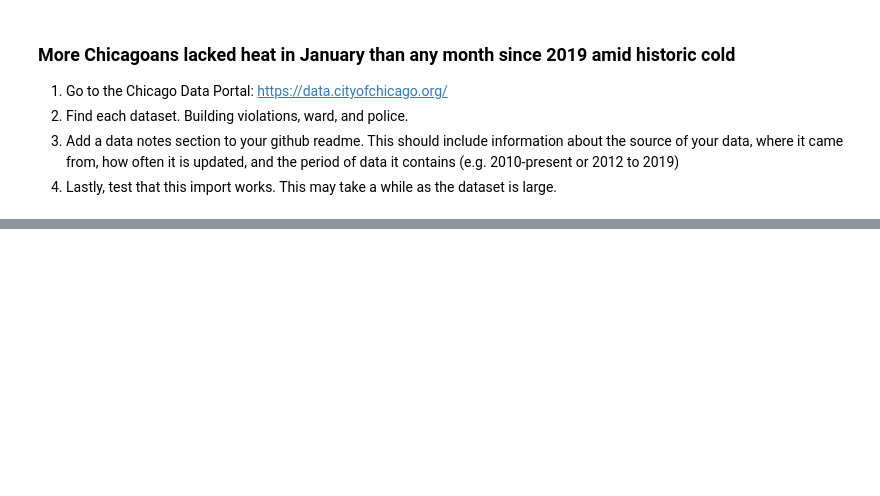
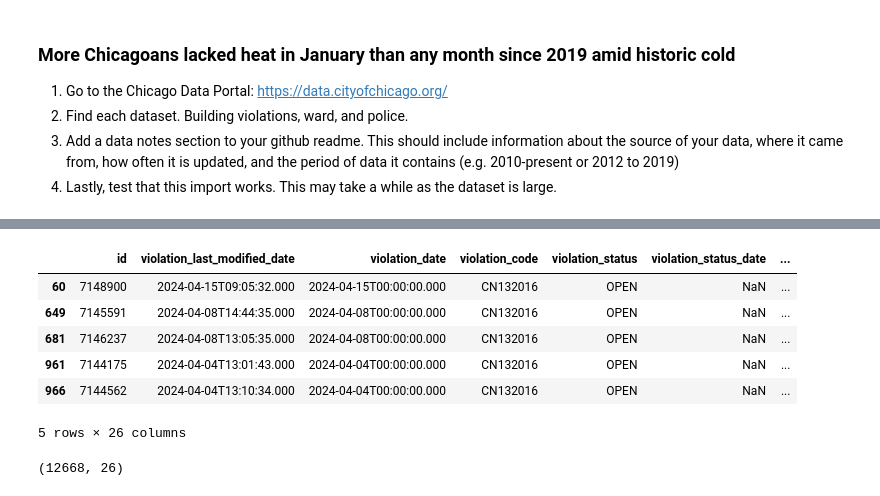
Before and after one commit to hannaheure/Sizzlers-Chi-Heat, a Jupyter notebook: notebooks/Joi's_Notebook.ipynb, the cells around one changed output, grey strips where cells are left out. Saved outputs shown, nothing was run; the diff lists cells and outputs as text; code cells hidden in the pictures; blank space fills up the shorter version.

```diff
--- a/notebooks/Joi's_Notebook.ipynb
+++ b/notebooks/Joi's_Notebook.ipynb
@@ -37,2 +33,0 @@ build.sample(10)
-# %%
-build['heat_code'] = build['violation_code'].str.contains
@@ -38,0 +143,11 @@ build['heat_code'] = build['violation_code'].str.contains
+# %%
+#filtering the table where the 'violation_code' is 'CN132016'
+build[build['violation_code'] == 'CN132016'].head()
+# %% [output]
+|  | id | violation_last_modified_date | violation_date | violation_code | violation_status | violation_status_date | ... |
+| 60 | 7148900 | 2024-04-15T09:05:32.000 | 2024-04-15T00:00:00.000 | CN132016 | OPEN | NaN | ... |
+| 649 | 7145591 | 2024-04-08T14:44:35.000 | 2024-04-08T00:00:00.000 | CN132016 | OPEN | NaN | ... |
+| 681 | 7146237 | 2024-04-08T13:05:35.000 | 2024-04-08T00:00:00.000 | CN132016 | OPEN | NaN | ... |
+| 961 | 7144175 | 2024-04-04T13:01:43.000 | 2024-04-04T00:00:00.000 | CN132016 | OPEN | NaN | ... |
+| 966 | 7144562 | 2024-04-04T13:10:34.000 | 2024-04-04T00:00:00.000 | CN132016 | OPEN | NaN | ... |
+5 rows × 26 columns
@@ -38,0 +160,5 @@ build['heat_code'] = build['violation_code'].str.contains
+# %%
+#checking the shape of the dataframe after filtering something
+build[build['violation_code'] == 'CN132016'].shape
+# %% [output]
+(12668, 26)
```
Also changed, not shown: parts of 26 cells of this notebook.
